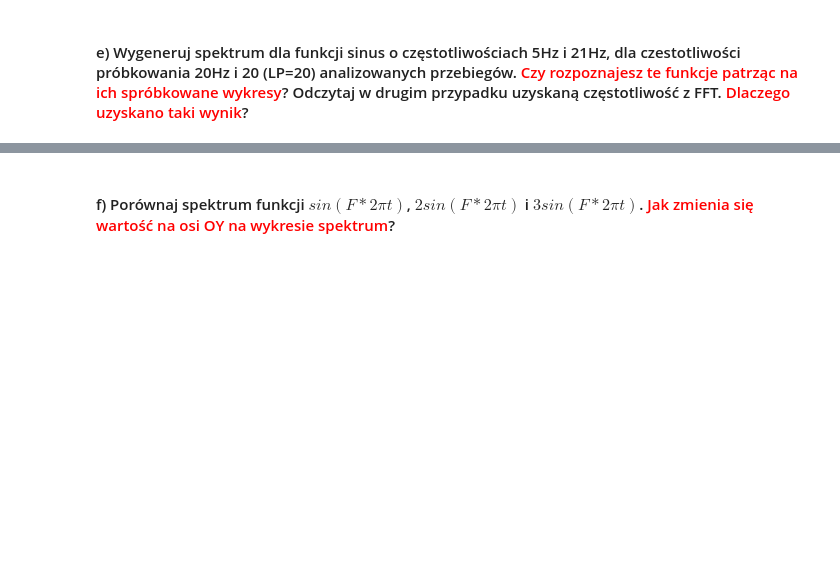
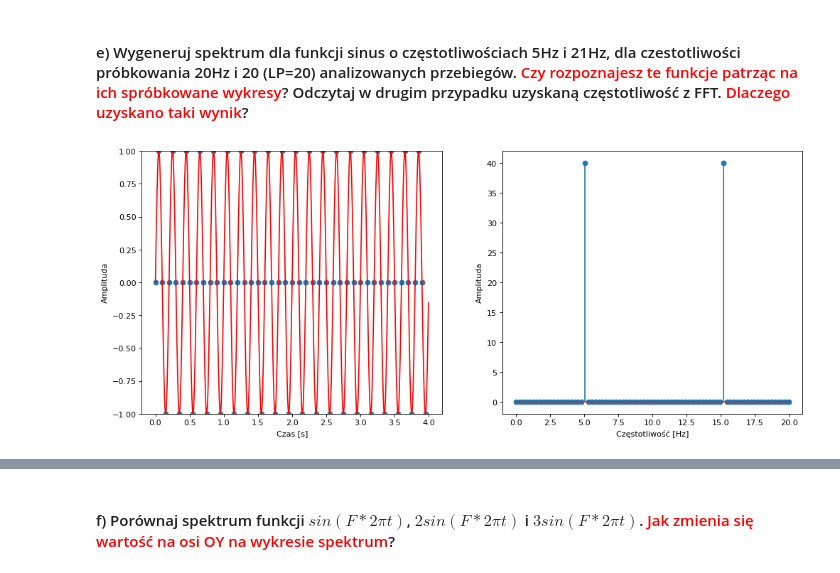
Before and after one commit to M4tof/KCK, a Jupyter notebook: zad3/signals.ipynb, the cells around one changed output, grey strips where cells are left out. Cells and saved outputs as stored; diff of their text form; code cells hidden in the pictures; blank space fills up the shorter version.

```diff
--- a/zad3/signals.ipynb
+++ b/zad3/signals.ipynb
@@ -130,2 +203,6 @@ plot_FFT(F=1,LP=5)
 # %% [markdown]
 #### e) Wygeneruj spektrum dla funkcji sinus o częstotliwościach 5Hz i 21Hz, dla czestotliwości próbkowania 20Hz i 20 (LP=20) analizowanych przebiegów. <font color='red'>Czy rozpoznajesz te funkcje patrząc na ich spróbkowane wykresy</font>? Odczytaj w drugim przypadku uzyskaną częstotliwość z FFT. <font color='red'>Dlaczego uzyskano taki wynik</font>?
+# %%
+plot_FFT(F=5, w=20,LP=20)
+# %% [output]
+[figure, added]
```
Also changed, not shown: parts of 14 cells of this notebook.
